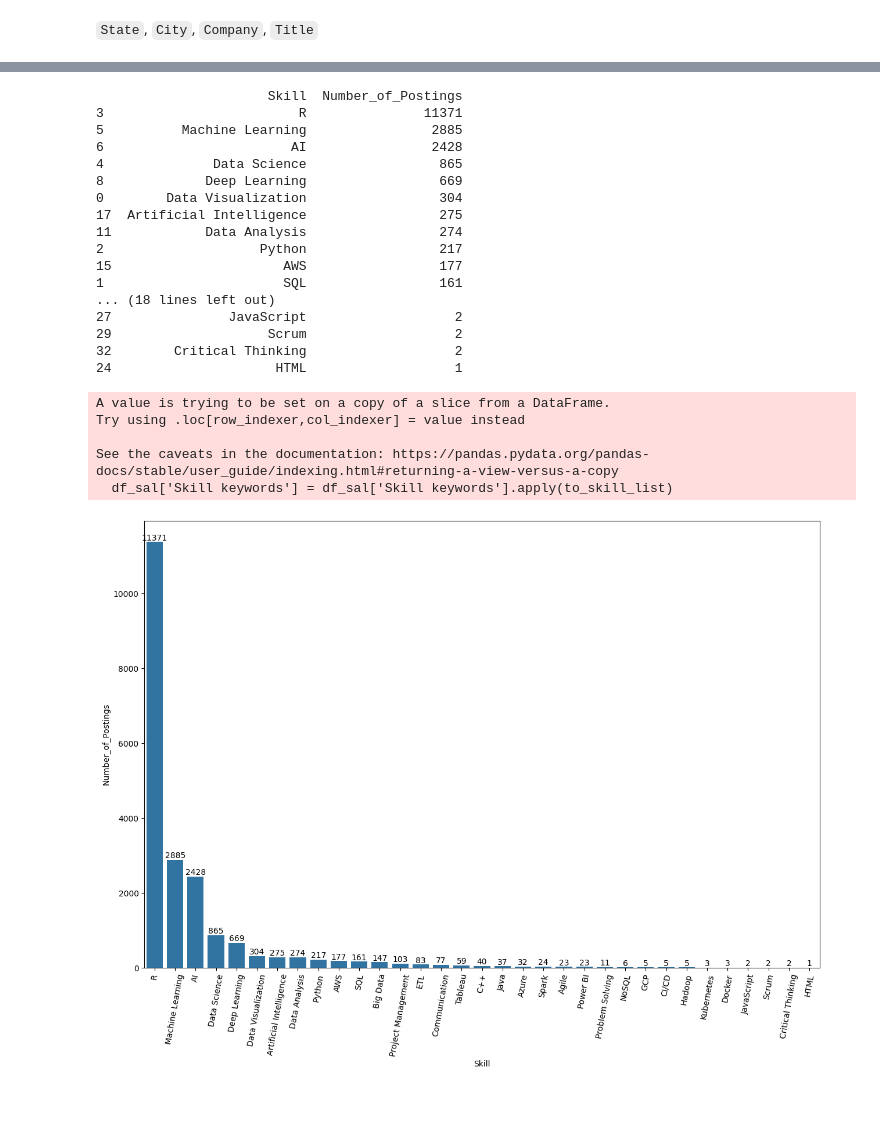
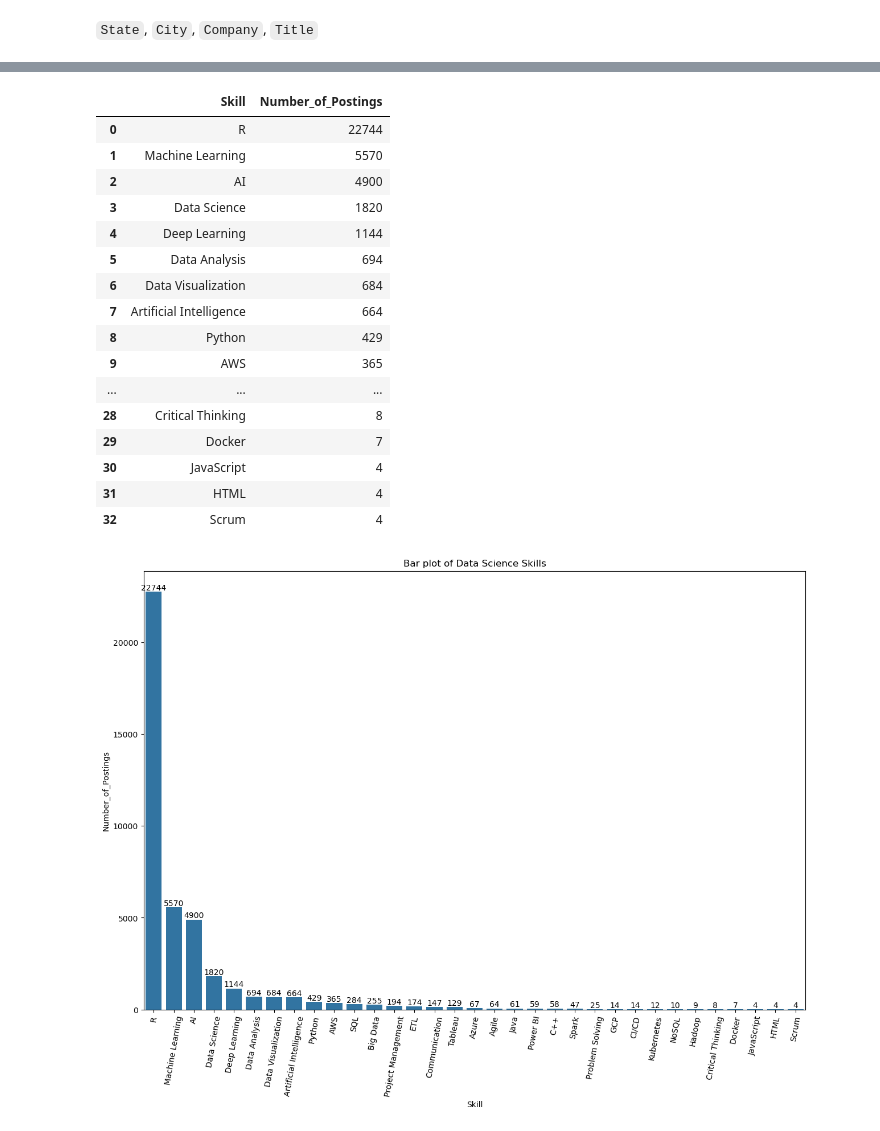
Before and after one commit to aimeele97/DataScience_PythonProjects, a Jupyter notebook: Project4_US_Job_Postings_Analysis/src/p2-eda.ipynb, the cells around one changed output, grey strips where cells are left out. Saved outputs shown, nothing was run; the diff lists cells and outputs as text; code cells hidden in the pictures; blank space fills up the shorter version.

```diff
--- a/Project4_US_Job_Postings_Analysis/src/p2-eda.ipynb
+++ b/Project4_US_Job_Postings_Analysis/src/p2-eda.ipynb
@@ -179,0 +250,2 @@ memory usage: 2.7+ MB
+# %%
+df = df.drop(columns='Work Mode', axis = 1)
@@ -330,4 +294,4 @@ Create a `Weekday` column to visualzie the week day posting trend
 # %%
 # Generate new columns weekday
 
-df_sal['Weekday'] = df_sal['Date'].dt.day_name()
+df['Weekday'] = df['Date'].dt.day_name()
@@ -515,4 +426,5 @@ plt.show()
 # %%
+# identify most common data science skills to search
 skills = [
     'Data Science', 'Machine Learning', 'Deep Learning', 'AI', 'Artificial Intelligence',
     'Data Analysis', 'Data Visualization', 'Tableau', 'Power BI', 'SQL', 'NoSQL',
@@ -527,7 +439,7 @@ def extract_skills(description):
     found_skills = [skill for skill in skills if skill.lower() in description]
     return ','.join(found_skills)  # join as comma-separated string
 
-df_sal['Skill keywords'] = df_sal['Description'].apply(extract_skills)
+df['Skill keywords'] = df['Description'].apply(extract_skills)
 
-df_sal[['Description', 'Skill keywords']].head()
+df[['Description', 'Skill keywords']].head()
 # %% [output]
@@ -545,58 +452,55 @@ See the caveats in the documentation: https://pandas.pydata.org/pandas-docs/stab
 # %%
-# Function to ensure each row becomes a list of skills
+# Define function to convert the skills column into list
 def to_skill_list(x):
     if isinstance(x, list):
-        return x
+        return [skill for skill in x if skill]
     elif isinstance(x, str):
-        # Split by comma and strip whitespace
-        return [skill.strip() for skill in x.split(',')]
+        return [skill.strip() for skill in x.split(',') if skill.strip()]
     else:
         return []
 
 # Apply to the column
-df_sal['Skill keywords'] = df_sal['Skill keywords'].apply(to_skill_list)
+df['Skill keywords'] = df['Skill keywords'].apply(to_skill_list)
 
 # Flatten the list of lists
-all_skills = [skill for skills_list in df_sal['Skill keywords'] for skill in skills_list]
+all_skills = [skill for skills_list in df['Skill keywords'] for skill in skills_list]
 
 # Count occurrences
 skill_counts = Counter(all_skills)
 
 # Convert to DataFrame
 skill_counts_df = pd.DataFrame(skill_counts.items(), columns=['Skill', 'Number_of_Postings'])
-skill_counts_df = skill_counts_df.sort_values(by='Number_of_Postings', ascending=False)
+skill_counts_df = skill_counts_df.sort_values(by='Number_of_Postings', ascending=False).reset_index(drop=True)
 
-print(skill_counts_df)
+with pd.option_context('display.max_rows', None, 'display.max_columns', None):
+    display(skill_counts_df)
 # %% [output]
-                      Skill  Number_of_Postings
-3                         R               11371
-5          Machine Learning                2885
-6                        AI                2428
-4              Data Science                 865
-8             Deep Learning                 669
-0        Data Visualization                 304
-17  Artificial Intelligence                 275
-11            Data Analysis                 274
-2                    Python                 217
-15                      AWS                 177
-1                       SQL                 161
-... (18 lines left out)
-27               JavaScript                   2
-29                    Scrum                   2
-32        Critical Thinking                   2
-24                     HTML                   1
-A value is trying to be set on a copy of a slice from a DataFrame.
-Try using .loc[row_indexer,col_indexer] = value instead
-
-See the caveats in the documentation: https://pandas.pydata.org/pandas-docs/stable/user_guide/indexing.html#returning-a-view-versus-a-copy
-  df_sal['Skill keywords'] = df_sal['Skill keywords'].apply(to_skill_list)
+|  | Skill | Number_of_Postings |
+| 0 | R | 22744 |
+| 1 | Machine Learning | 5570 |
+| 2 | AI | 4900 |
+| 3 | Data Science | 1820 |
+| 4 | Deep Learning | 1144 |
+| 5 | Data Analysis | 694 |
+| 6 | Data Visualization | 684 |
+| 7 | Artificial Intelligence | 664 |
+| 8 | Python | 429 |
+| 9 | AWS | 365 |
+| ... | ... | ... |
+| 28 | Critical Thinking | 8 |
+| 29 | Docker | 7 |
+| 30 | JavaScript | 4 |
+| 31 | HTML | 4 |
+| 32 | Scrum | 4 |
 # %%
+# plot the skill
 plt.figure(figsize=(15,10))
 
 ax = sns.barplot(x=skill_counts_df['Skill'], y=skill_counts_df['Number_of_Postings'])
 ax.bar_label(ax.containers[0])
 plt.xticks(rotation=80)
+plt.title('Bar plot of Data Science Skills')
 plt.show()
 # %% [output]
-[figure, old version]
+[figure, new version]
 # %% [markdown]
```
Also changed, not shown: parts of 152 cells of this notebook, 8 other files.
